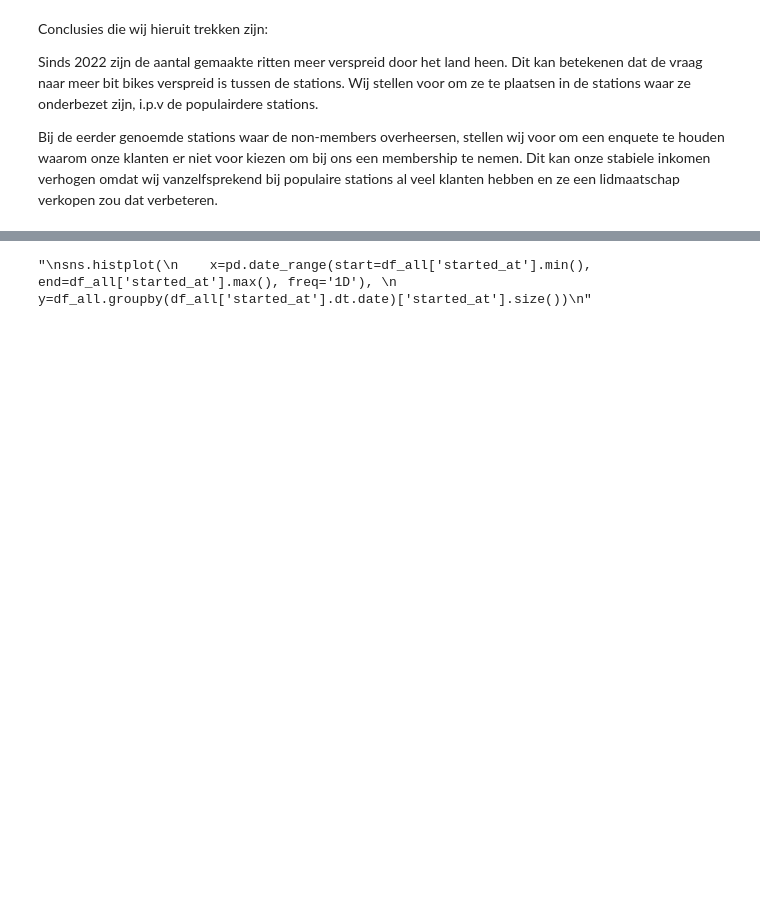
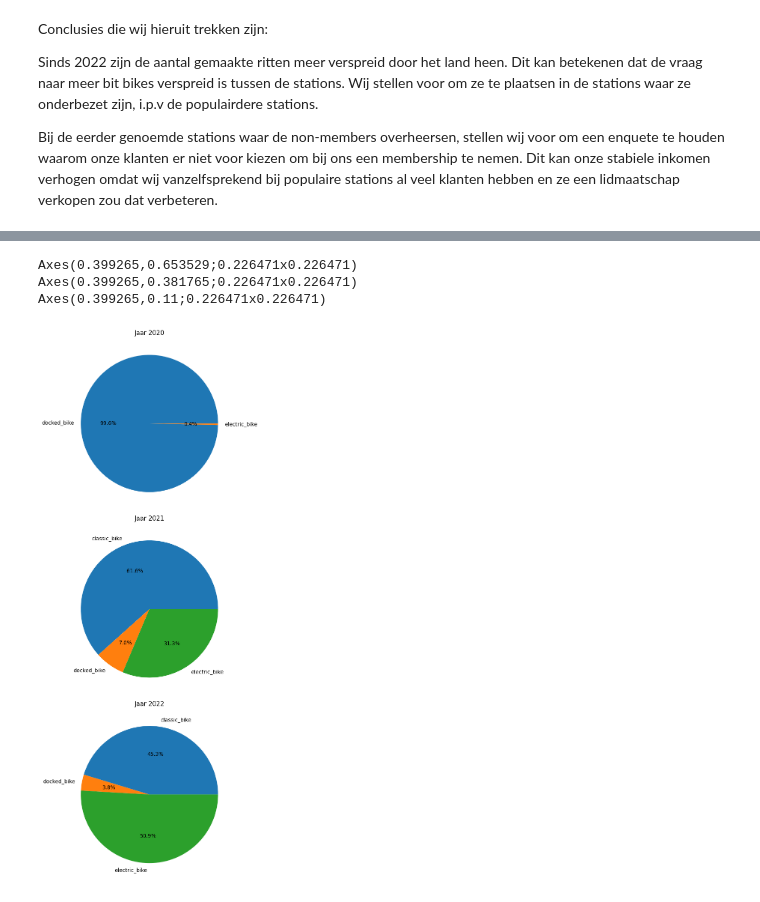
Before and after one commit to thiagovandieten/unspecified-data-analysis-project, a Jupyter notebook: bit-bikes-analyse.ipynb, the cells around one changed output, grey strips where cells are left out. Saved outputs shown, nothing was run; the diff lists cells and outputs as text; code cells hidden in the pictures; blank space fills up the shorter version.

```diff
--- a/bit-bikes-analyse.ipynb
+++ b/bit-bikes-analyse.ipynb
@@ -155,11 +160,24 @@ Momenteel
 # %%
+
 #pd.date_range(start=df_all['started_at'].min(), end=df_all['started_at'].max(), freq='1D')
 #plt.figure(figsize=(10, 10))
 
 """
 sns.histplot(
     x=pd.date_range(start=df_all['started_at'].min(), end=df_all['started_at'].max(), freq='1D'),
     y=df_all.groupby(df_all['started_at'].dt.date)['started_at'].size())
 """
+df_all['rideable_type'].unique()
+
+fig, ax = plt.subplots(figsize=(15, 15), nrows=3, ncols=1)
+
+for i in range(2020, 2023):
+    print(df_all[df_all['year'] == i].groupby(['rideable_type']).size().plot(kind='pie', ax=ax[(i-2020)], autopct='%1.1f%%'))
+    ax[(i-2020)].set_title(f"Jaar {i}")
+
+plt.tight_layout()
 # %% [output]
-"\nsns.histplot(\n    x=pd.date_range(start=df_all['started_at'].min(), end=df_all['started_at'].max(), freq='1D'), \n    y=df_all.groupby(df_all['started_at'].dt.date)['started_at'].size())\n"
+Axes(0.399265,0.653529;0.226471x0.226471)
+Axes(0.399265,0.381765;0.226471x0.226471)
+Axes(0.399265,0.11;0.226471x0.226471)
+[figure, added]
```
Also changed, not shown: parts of 2 cells of this notebook.
